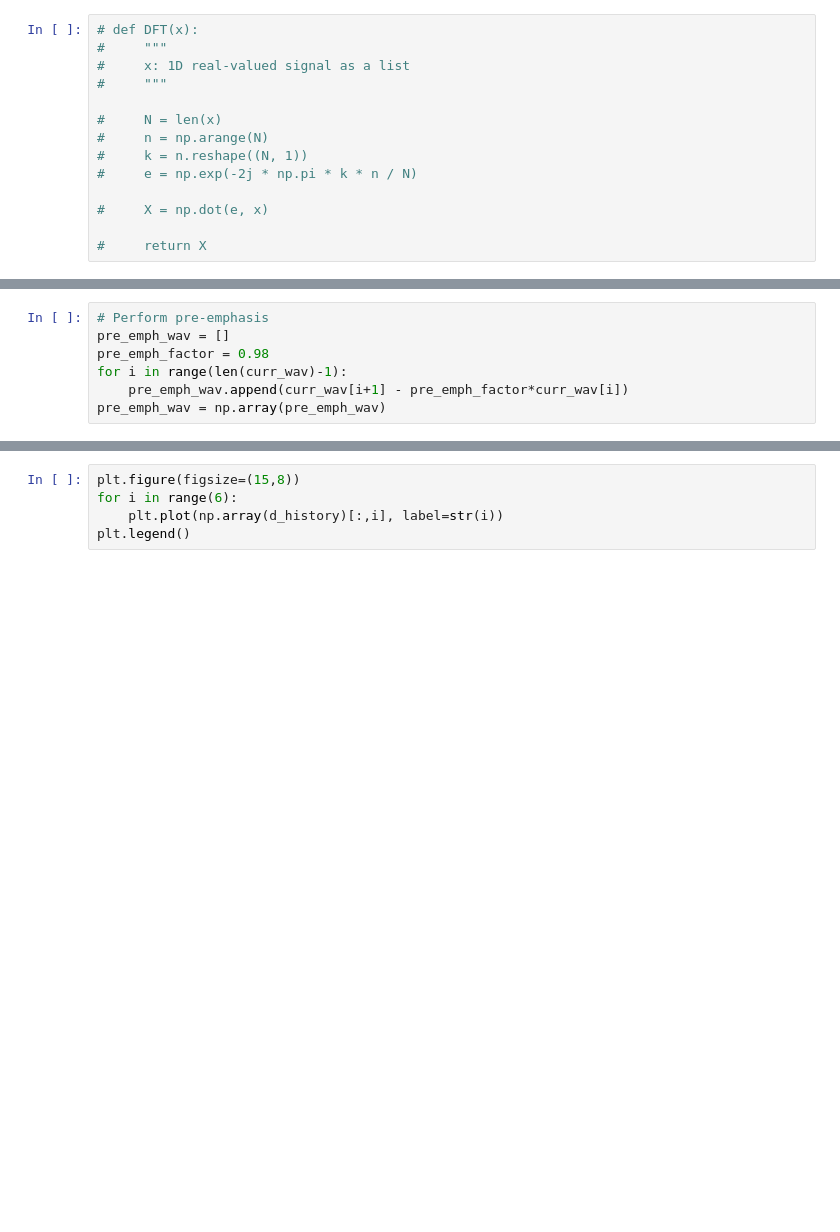
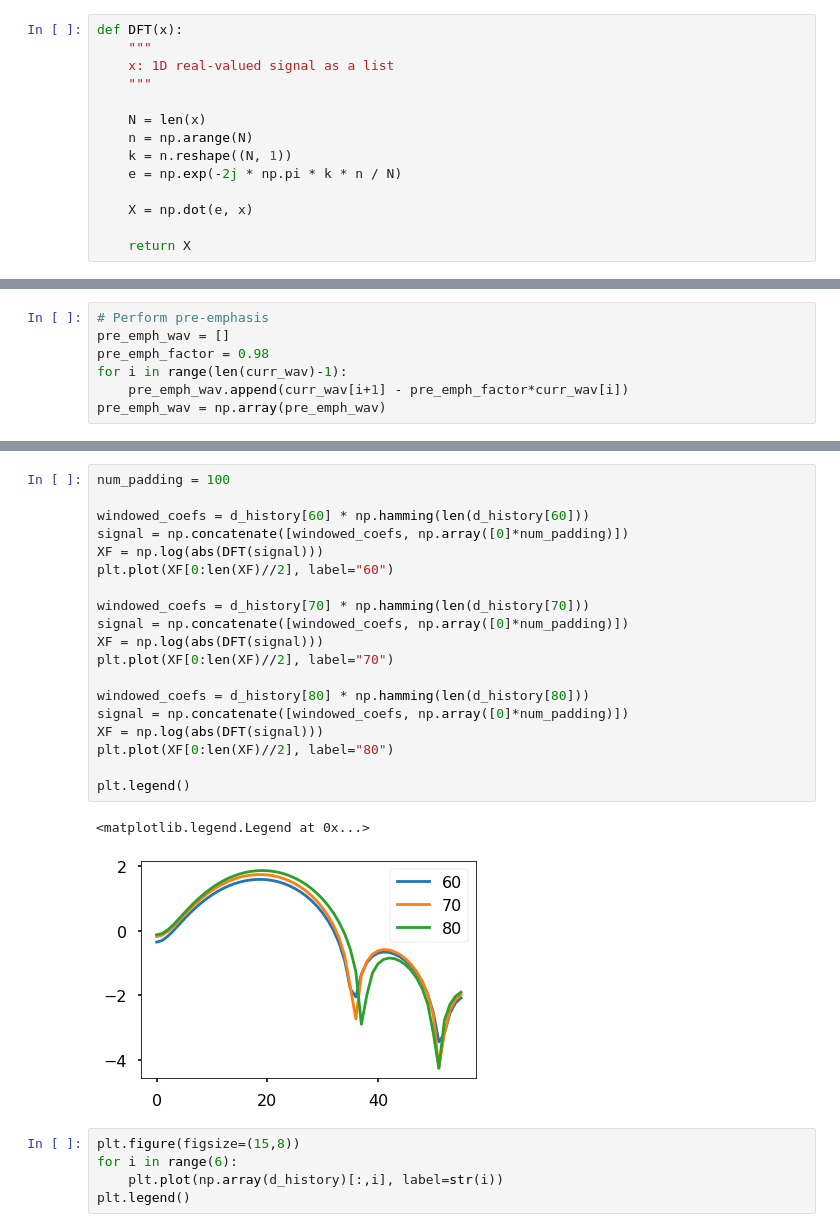
Before and after one commit to Calculasians/Praat, a Jupyter notebook: Spectrogram Level Activities.ipynb, the cells around one changed output, grey strips where cells are left out. Cells and saved outputs as stored; diff of their text form; blank space fills up the shorter version.

```diff
--- a/Spectrogram Level Activities.ipynb
+++ b/Spectrogram Level Activities.ipynb
@@ -112,19 +112,19 @@ Formant Acquisition Parameters:
 
 # plt.show()
 # %%
-# def DFT(x):
-#     """
-#     x: 1D real-valued signal as a list
-#     """
+def DFT(x):
+    """
+    x: 1D real-valued signal as a list
+    """
 
-#     N = len(x)
-#     n = np.arange(N)
-#     k = n.reshape((N, 1))
-#     e = np.exp(-2j * np.pi * k * n / N)
+    N = len(x)
+    n = np.arange(N)
+    k = n.reshape((N, 1))
+    e = np.exp(-2j * np.pi * k * n / N)
 
-#     X = np.dot(e, x)
+    X = np.dot(e, x)
 
-#     return X
+    return X
 # %%
 # X = DFT(x)
 
@@ -204,3 +285,25 @@ for ibeg in range(5, 13000, 100):
+# %%
+num_padding = 100
+
+windowed_coefs = d_history[60] * np.hamming(len(d_history[60]))
+signal = np.concatenate([windowed_coefs, np.array([0]*num_padding)])
+XF = np.log(abs(DFT(signal)))
+plt.plot(XF[0:len(XF)//2], label="60")
+
+windowed_coefs = d_history[70] * np.hamming(len(d_history[70]))
+signal = np.concatenate([windowed_coefs, np.array([0]*num_padding)])
+XF = np.log(abs(DFT(signal)))
+plt.plot(XF[0:len(XF)//2], label="70")
+
+windowed_coefs = d_history[80] * np.hamming(len(d_history[80]))
+signal = np.concatenate([windowed_coefs, np.array([0]*num_padding)])
+XF = np.log(abs(DFT(signal)))
+plt.plot(XF[0:len(XF)//2], label="80")
+
+plt.legend()
+# %% [output]
+<matplotlib.legend.Legend at 0x...>
+[figure, added]
 # %%
 plt.figure(figsize=(15,8))
 for i in range(6):
```
Also changed, not shown: parts of 11 cells of this notebook.
